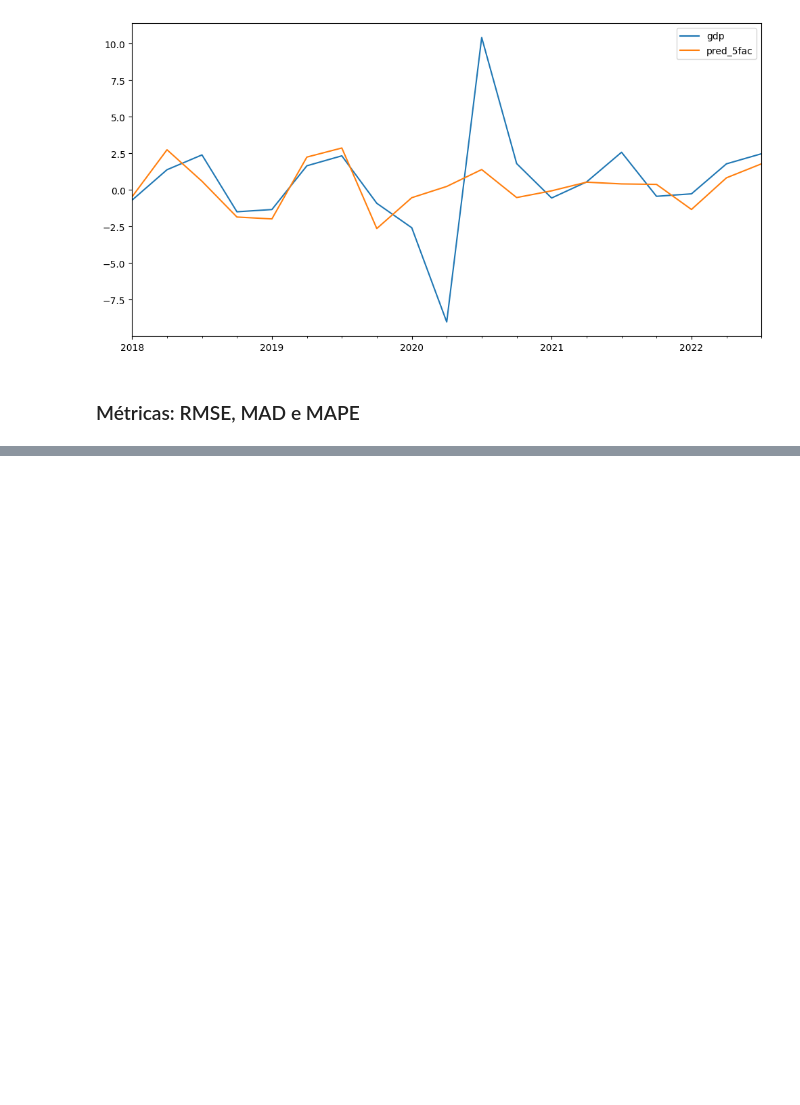
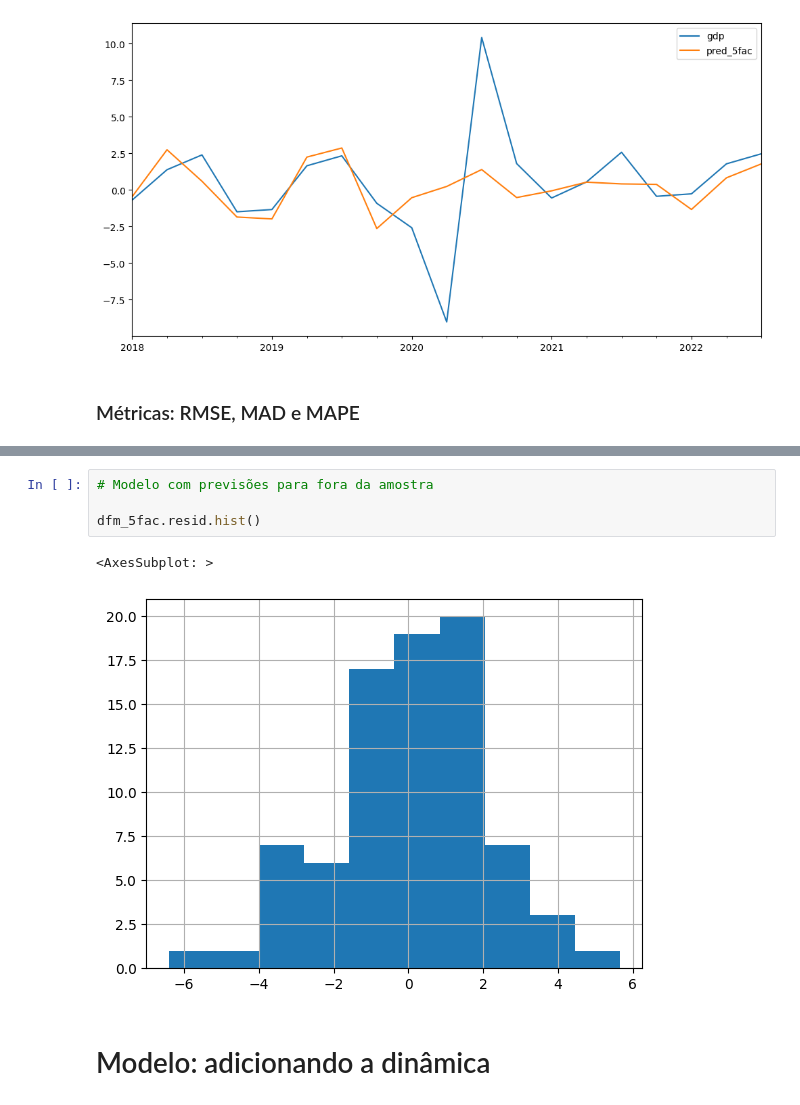
Before and after one commit to Allisterh/nowcasting_gdpbr, a Jupyter notebook: methodologies/dfm_model/dfm_5fac.ipynb, the cells around one changed output, grey strips where cells are left out. Saved outputs shown, nothing was run; the diff lists cells and outputs as text; blank space fills up the shorter version.

```diff
--- a/methodologies/dfm_model/dfm_5fac.ipynb
+++ b/methodologies/dfm_model/dfm_5fac.ipynb
@@ -188,0 +348,9 @@ forecasts_outsample.plot(figsize = (12,6))
+# %%
+# Modelo com previsões para fora da amostra
+
+dfm_5fac.resid.hist()
+# %% [output]
+<AxesSubplot: >
+[figure, added]
+# %% [markdown]
+# Modelo: adicionando a dinâmica
```
Also changed, not shown: parts of 31 cells of this notebook, 1 other file.
